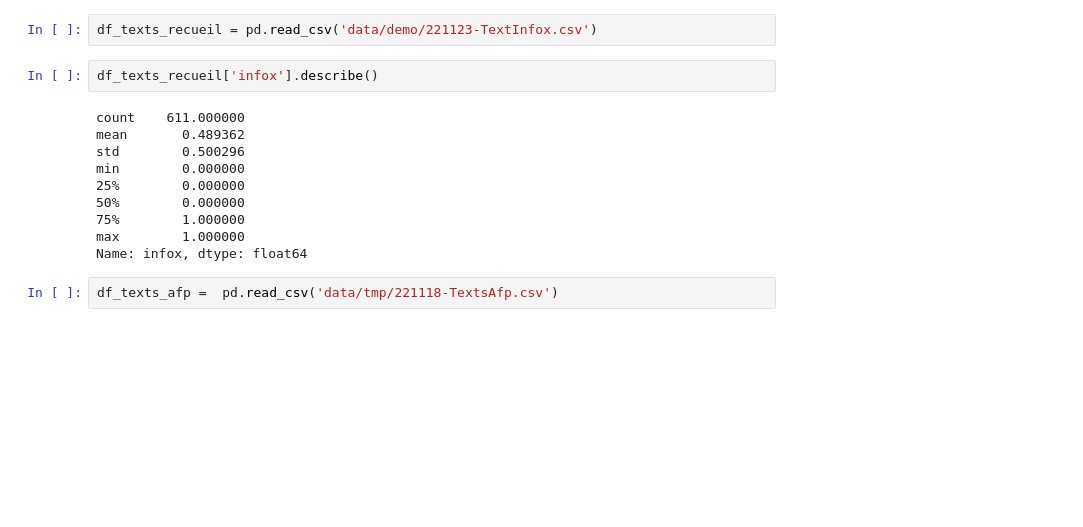
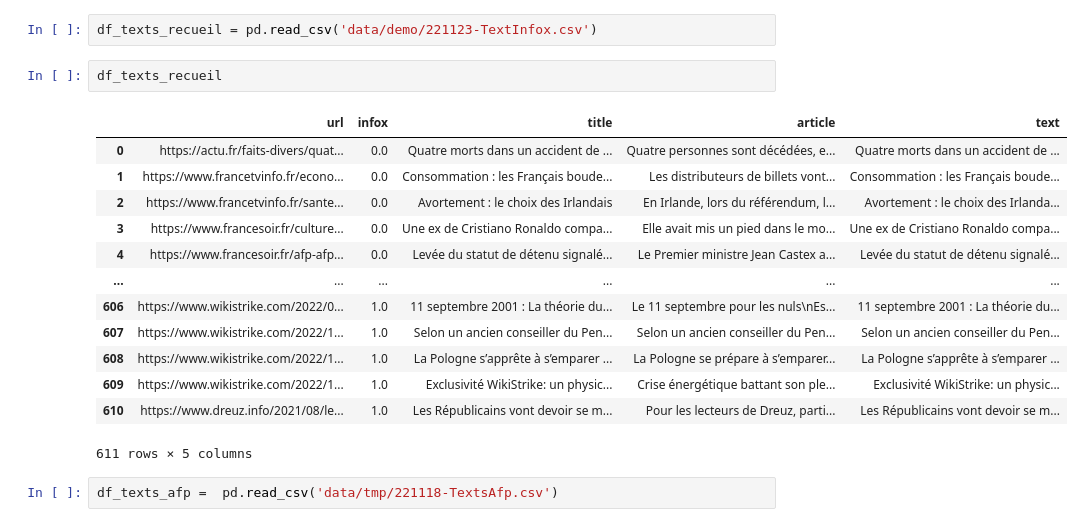
Before and after one commit to fmaine/notebooks, a Jupyter notebook: Experiences/221123-PredictionsInfox.ipynb, the cells around one changed output. Cells and saved outputs as stored; diff of their text form; blank space fills up the shorter version.

```diff
--- a/Experiences/221123-PredictionsInfox.ipynb
+++ b/Experiences/221123-PredictionsInfox.ipynb
@@ -26,17 +35,21 @@ random_state = 42
 # %%
 df_texts_recueil = pd.read_csv('data/demo/221123-TextInfox.csv')
 # %%
-df_texts_recueil['infox'].describe()
+df_texts_recueil
 # %% [output]
+|  | url | infox | title | article | text |
+| 0 | https://actu.fr/faits-divers/quat... | 0.0 | Quatre morts dans un accident de ... | Quatre personnes sont décédées, e... | Quatre morts dans un accident de ... |
+| 1 | https://www.francetvinfo.fr/econo... | 0.0 | Consommation : les Français boude... | Les distributeurs de billets vont... | Consommation : les Français boude... |
+| 2 | https://www.francetvinfo.fr/sante... | 0.0 | Avortement : le choix des Irlandais | En Irlande, lors du référendum, l... | Avortement : le choix des Irlanda... |
+| 3 | https://www.francesoir.fr/culture... | 0.0 | Une ex de Cristiano Ronaldo compa... | Elle avait mis un pied dans le mo... | Une ex de Cristiano Ronaldo compa... |
+| 4 | https://www.francesoir.fr/afp-afp... | 0.0 | Levée du statut de détenu signalé... | Le Premier ministre Jean Castex a... | Levée du statut de détenu signalé... |
+| ... | ... | ... | ... | ... | ... |
+| 606 | https://www.wikistrike.com/2022/0... | 1.0 | 11 septembre 2001 : La théorie du... | Le 11 septembre pour les nuls\nEs... | 11 septembre 2001 : La théorie du... |
+| 607 | https://www.wikistrike.com/2022/1... | 1.0 | Selon un ancien conseiller du Pen... | Selon un ancien conseiller du Pen... | Selon un ancien conseiller du Pen... |
+| 608 | https://www.wikistrike.com/2022/1... | 1.0 | La Pologne s’apprête à s’emparer ... | La Pologne se prépare à s’emparer... | La Pologne s’apprête à s’emparer ... |
+| 609 | https://www.wikistrike.com/2022/1... | 1.0 | Exclusivité WikiStrike: un physic... | Crise énergétique battant son ple... | Exclusivité WikiStrike: un physic... |
+| 610 | https://www.dreuz.info/2021/08/le... | 1.0 | Les Républicains vont devoir se m... | Pour les lecteurs de Dreuz, parti... | Les Républicains vont devoir se m... |
-count    611.000000
-mean       0.489362
-std        0.500296
-min        0.000000
-25%        0.000000
-50%        0.000000
-75%        1.000000
-max        1.000000
-Name: infox, dtype: float64
+611 rows × 5 columns
 # %%
 df_texts_afp =  pd.read_csv('data/tmp/221118-TextsAfp.csv')
 # %%
```
Also changed, not shown: parts of 23 cells of this notebook, 1 other file.
